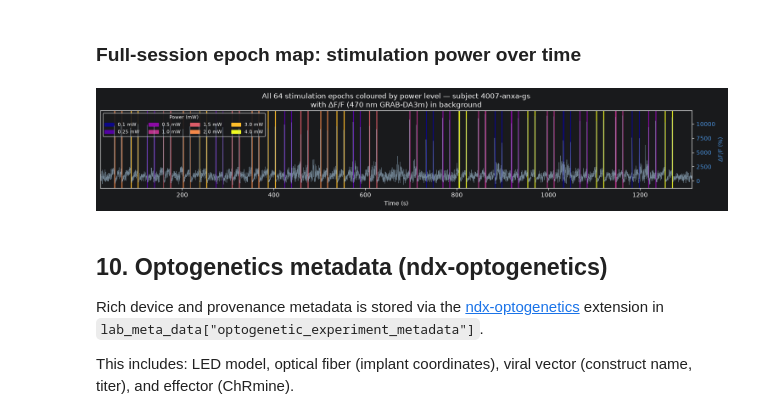
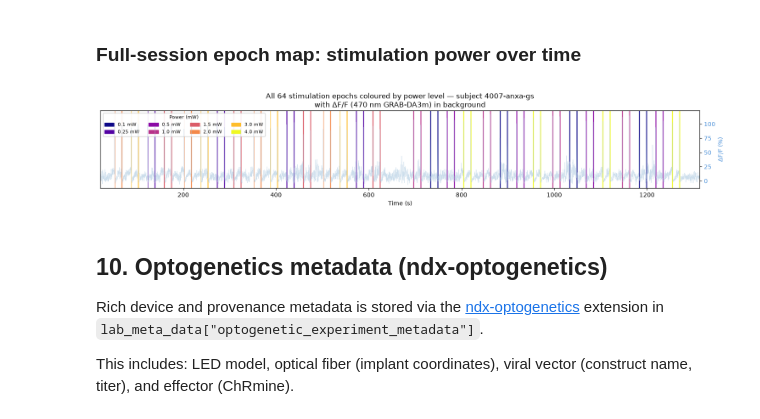
Before and after one commit to catalystneuro/dombeck-lab-to-nwb, a Jupyter notebook: src/dombeck_lab_to_nwb/chen2026/tutorials/chen2026_demo.ipynb, the cells around one changed output. Cells and saved outputs as stored; diff of their text form; code cells hidden in the pictures.

Commit message:
Update plotting

```diff
--- a/src/dombeck_lab_to_nwb/chen2026/tutorials/chen2026_demo.ipynb
+++ b/src/dombeck_lab_to_nwb/chen2026/tutorials/chen2026_demo.ipynb
@@ -23,7 +23,7 @@ import matplotlib.pyplot as plt
 import matplotlib.patches as mpatches
 from pynwb import read_nwb
 
-NWB_PATH = "/Users/weian/lrrk2_data/nwb-output/sub-4007-anxa-gs_ses-2025-08-13-0005.nwb"
+NWB_PATH = "/Users/weian/lrrk2_data/nwb-output/sub-4007-anxa-gs/sub-4007-anxa-gs_ses-2025-08-13-0005_behavior.nwb"
 
 nwb = read_nwb(NWB_PATH)
 sub = nwb.subject
@@ -205,16 +205,6 @@ cvs = nwb.acquisition["CommandedVoltageSeries"]
 print(f"CommandedVoltageSeries: {len(cvs.data):,} samples at {cvs.rate:.0f} Hz")
 print(f"  frequency: {cvs.frequency:.0f} Hz  |  unit: {cvs.unit}")
 print(f"  starting_time: {cvs.starting_time:.3f} s")
-
-# Verify linkage to FiberPhotometryTable
-fp_table_cvs = nwb.lab_meta_data["fiber_photometry"].fiber_photometry_table
-df_fp = fp_table_cvs.to_dataframe()
-print(f"\nLinked from {len(df_fp)} FiberPhotometryTable rows via 'commanded_voltage_series' column:")
-for i in range(len(df_fp)):
-    cvs_ref = fp_table_cvs["commanded_voltage_series"][i]
-    print(f"  row {i}: location={fp_table_cvs['location'][i]}, "
-          f"excitation={fp_table_cvs['excitation_wavelength_in_nm'][i]:.0f} nm "
-          f"\u2192 '{cvs_ref.name}'")
 
 # Load data into memory to avoid h5py boolean-indexing limitations
 cvs_arr = np.asarray(cvs.data)
@@ -430,20 +413,0 @@ plt.show()
-# %%
-# Velocity zoomed with stim epochs
-T0, T1 = 40.0, 105.0
-mb = (t_beh >= T0) & (t_beh <= T1)
-epochs_zoom = epochs_df[(epochs_df.start_time >= T0) & (epochs_df.start_time <= T1)]
-
-fig, ax = plt.subplots(figsize=(14, 3))
-first = True
-for _, row in epochs_zoom.iterrows():
-    ax.axvspan(row.start_time, row.stop_time, color="salmon", alpha=0.4, zorder=0,
-               label="LED on (635 nm)" if first else None)
-    first = False
-ax.plot(t_beh[mb], vel.data[mb], color="#8E44AD", lw=0.8, label="treadmill velocity")
-ax.set_xlim(T0, T1)
-ax.set_xlabel("Time (s)")
-ax.set_ylabel(f"Velocity ({vel.unit})")
-ax.set_title(f"Treadmill velocity with stim epochs — subject {sub.subject_id}")
-ax.legend(loc="upper right")
-plt.tight_layout()
-plt.show()
@@ -486,12 +448,3 @@ epochs_df[display_cols][:]
 | 62 | 1254.2970 | 1254.8070 | 4.00 | 8.0 | 16.0 | 32 | ... |
 | 63 | 1269.8135 | 1270.3235 | 4.00 | 8.0 | 16.0 | 32 | ... |
 64 rows × 7 columns
-# %%
-# Power level counts (epochs with defined power)
-valid_epochs = epochs_df.dropna(subset=["power_in_mW"]).copy()
-print(f"Epochs with defined power: {len(valid_epochs)} / {len(epochs_df)}")
-print()
-counts = valid_epochs["power_in_mW"].value_counts().sort_index()
-print("Power (mW)   Count")
-for pwr, cnt in counts.items():
-    print(f"  {pwr:5.2f}      {cnt}")
@@ -515,35 +456,35 @@ cmap_pow   = plt.colormaps["plasma"].resampled(len(POWERS_LIST))
 pow_to_col = {p: cmap_pow(i) for i, p in enumerate(POWERS_LIST)}
 
 t_dff    = dff_470.timestamps[:]
-dff_full = dff_470.data[:] * 100  # % ΔF/F
+dff_full = dff_470.data[:]  # % ΔF/F
 
 fig, ax = plt.subplots(figsize=(15, 3))
 
 ax2 = ax.twinx()
 ax2.plot(t_dff, dff_full, color="#aac8e0", lw=0.5, alpha=0.6, zorder=1, label="\u0394F/F 470 nm")
 ax2.set_ylabel("\u0394F/F (%)", color="#4a90d9")
 ax2.tick_params(axis="y", labelcolor="#4a90d9")
 
 for _, row in valid_epochs.iterrows():
     ax.axvspan(row.start_time, row.stop_time + 0.5,
                color=pow_to_col.get(row.power_in_mW, "gray"), alpha=0.85, zorder=2)
 
 legend_patches = [mpatches.Patch(color=pow_to_col[p], label=f"{p} mW") for p in POWERS_LIST]
 ax.legend(handles=legend_patches, title="Power (mW)", fontsize=8,
           title_fontsize=8, loc="upper left", ncol=4, framealpha=0.9)
 
 ax.set_xlim(t_dff[0], t_dff[-1])
 ax.set_ylim(0, 1)
 ax.set_yticks([])
 ax.set_xlabel("Time (s)")
 ax.set_title(
     f"All {len(valid_epochs)} stimulation epochs coloured by power level — subject {sub.subject_id}\n"
     "with \u0394F/F (470 nm GRAB-DA3m) in background"
 )
 plt.tight_layout()
 plt.show()
 # %% [output]
-[figure, old version]
+[figure, new version]
 # %% [markdown]
 ## 10. Optogenetics metadata (ndx-optogenetics)
 
```
Also changed, not shown: parts of 14 cells of this notebook.
